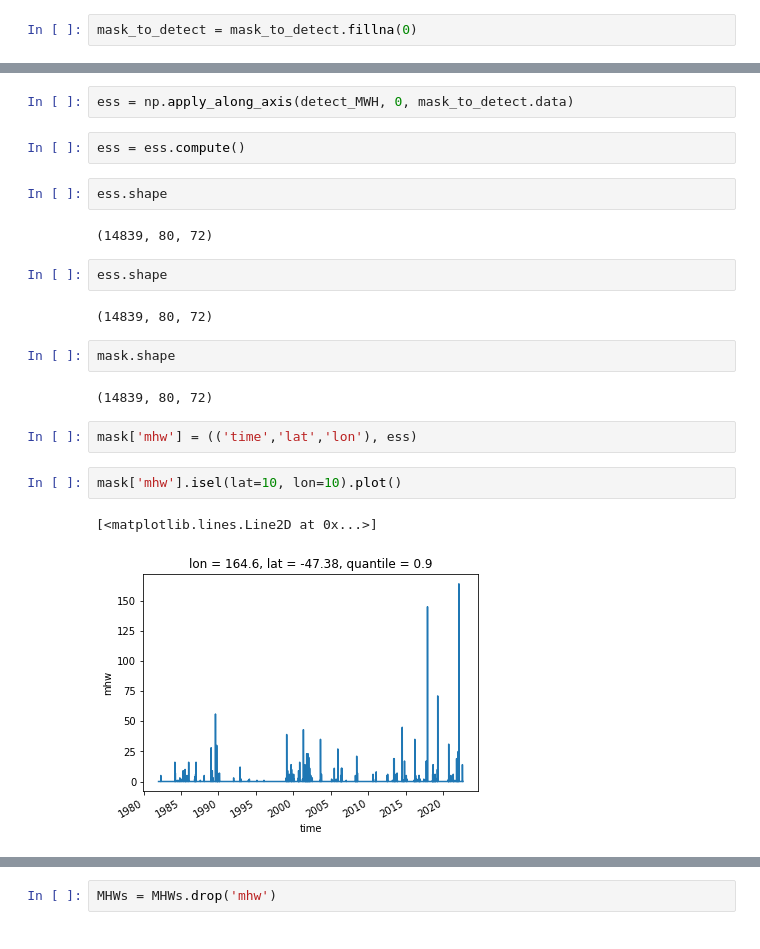
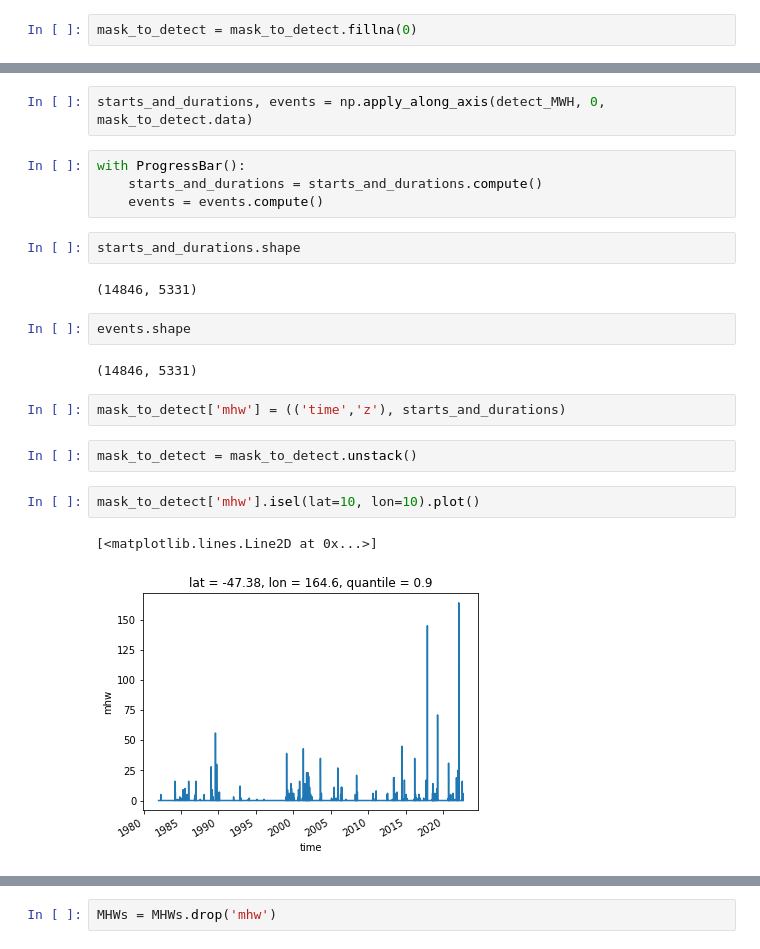
Before and after one commit to YinjingLin/OISST_indices, a Jupyter notebook: notebooks/OISST_realtime_NZ_detect_MHWs.ipynb, the cells around one changed output, grey strips where cells are left out. Drawn from its saved outputs; the diff is of its cells as text.

```diff
--- a/notebooks/OISST_realtime_NZ_detect_MHWs.ipynb
+++ b/notebooks/OISST_realtime_NZ_detect_MHWs.ipynb
@@ -237,24 +200,24 @@ def detect_MWH(data):
 # %%
-ess = np.apply_along_axis(detect_MWH, 0, mask_to_detect.data)
+starts_and_durations, events = np.apply_along_axis(detect_MWH, 0, mask_to_detect.data)
 # %%
-ess = ess.compute()
+with ProgressBar():
+    starts_and_durations = starts_and_durations.compute()
+    events = events.compute()
 # %%
-ess.shape
+starts_and_durations.shape
 # %% [output]
-(14839, 80, 72)
+(14846, 5331)
-# %%
-ess.shape
-# %% [output]
-(14839, 80, 72)
 # %%
-mask.shape
+events.shape
 # %% [output]
-(14839, 80, 72)
+(14846, 5331)
 # %%
-mask['mhw'] = (('time','lat','lon'), ess)
+mask_to_detect['mhw'] = (('time','z'), starts_and_durations)
+# %%
+mask_to_detect = mask_to_detect.unstack()
 # %%
-mask['mhw'].isel(lat=10, lon=10).plot()
+mask_to_detect['mhw'].isel(lat=10, lon=10).plot()
 # %% [output]
 [<matplotlib.lines.Line2D at 0x...>]
-[figure, old version]
+[figure, new version]
 # %%
```
Also changed, not shown: parts of 18 cells of this notebook, 13 other files.
